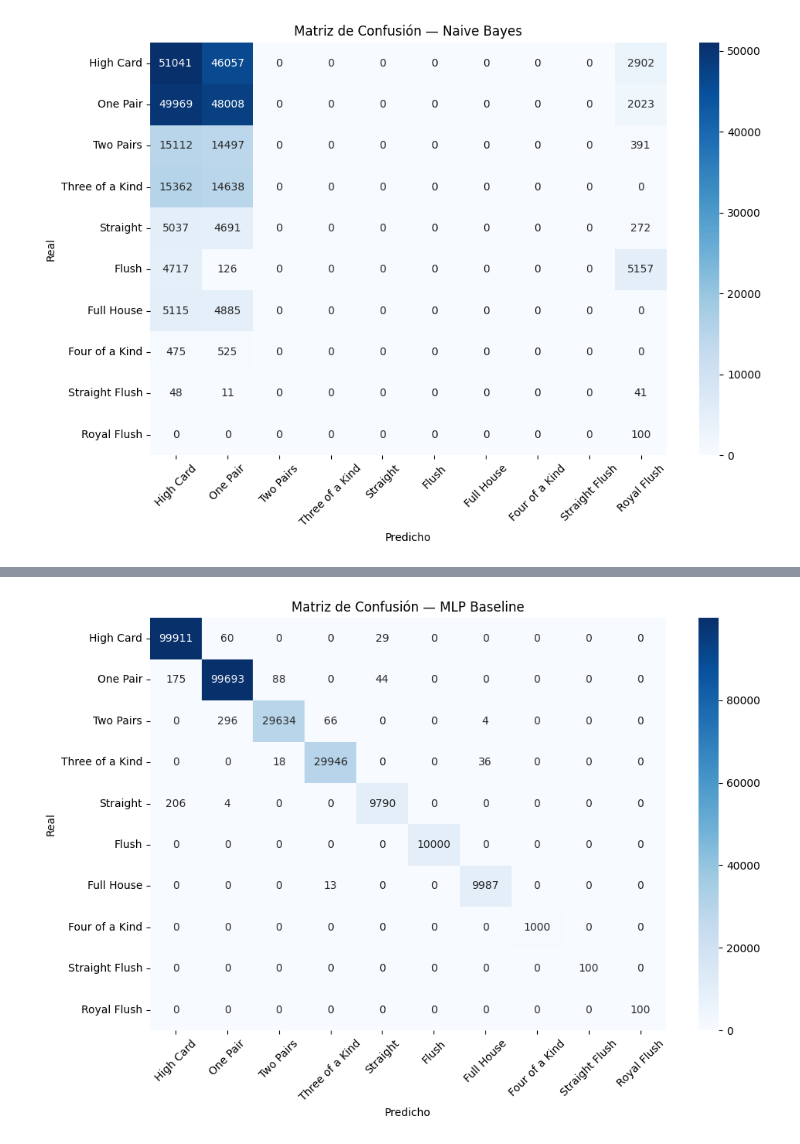
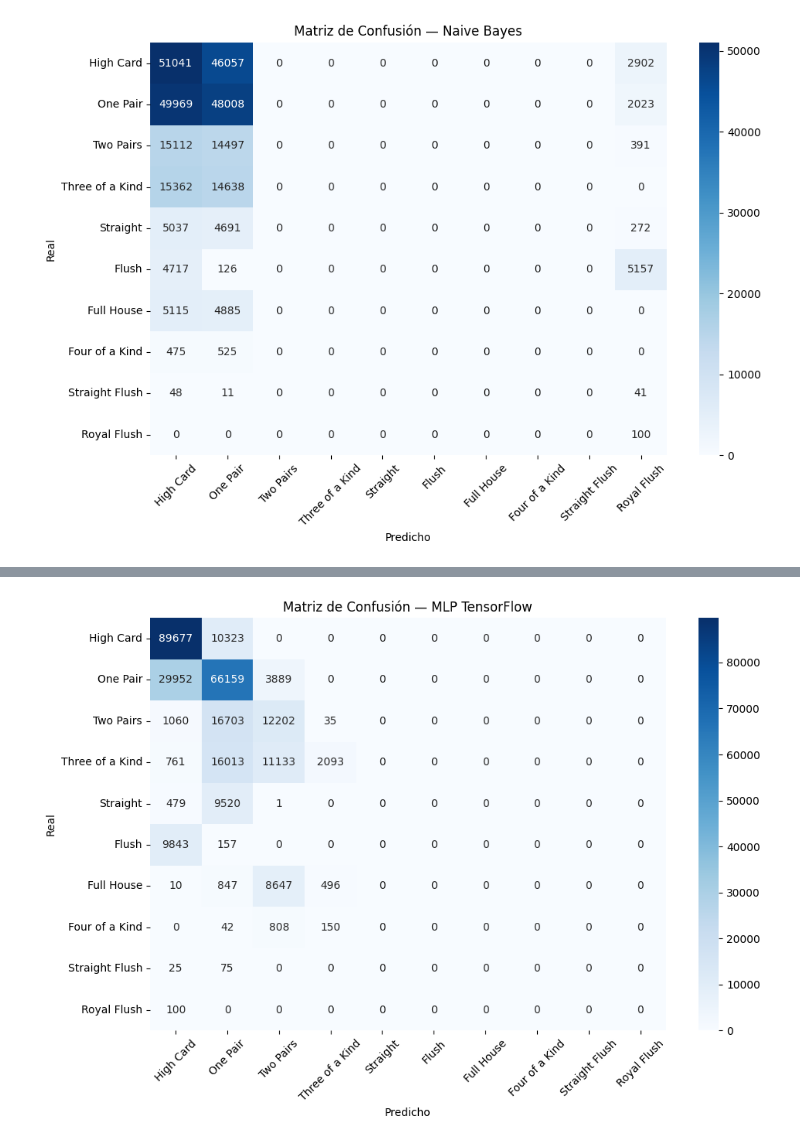
Before and after one commit to elunacado/AI_project, a Jupyter notebook: modelo/modelo.ipynb, the cells around one changed output, grey strips where cells are left out. Drawn from its saved outputs; the diff is of its cells as text; code cells hidden in the pictures.

```diff
--- a/modelo/modelo.ipynb
+++ b/modelo/modelo.ipynb
@@ -56,43 +56,93 @@ F1       : 0.0843
 Instancias procesadas: 291200
 [figure]
 # %%
-from sklearn.neural_network import MLPClassifier
+from tensorflow import keras
 
-# 1. Cargar
+# Se lee el dataset preprocesado
 df = pd.read_csv('../preprocesamiento/preprocessed_trainning.data', header=None)
-x = df.iloc[:, :-1]
-y = df.iloc[:, -1]
 
-# 2. MLP — configuración simple para baseline
-modelo_mlp = MLPClassifier(
-    hidden_layer_sizes=(64, 32),  # 2 capas ocultas
-    activation='relu',
-    max_iter=100,                  # épocas
-    random_state=42,
-    verbose=True                  # muestra loss por época
+# Todas las columnas excepto la última
+# Última columna
+x = df.iloc[:, :-1].values
+y = df.iloc[:, -1].values
+
+# Número de clases distintas
+# Número de características (features) por muestra
+n_clases = len(np.unique(y))
+n_features = x.shape[1]
+
+
+modelo_tf = keras.Sequential([
+    # Capa de entrada: recibe vectores de tamaño n_features
+    keras.layers.Input(shape=(n_features,)),
+    # Primera capa oculta con 64 neuronas y activación ReLU
+    keras.layers.Dense(64, activation='relu'),
+    # Segunda capa oculta con 32 neuronas y activación ReLU
+    keras.layers.Dense(32, activation='relu'),
+    # Capa de salida:
+    # n_clases neuronas (una por clase)
+    # softmax convierte las salidas en probabilidades
+    keras.layers.Dense(n_clases, activation='softmax')
+])
+
+# Compilación del modelo:
+modelo_tf.compile(
+    optimizer='adam',  # algoritmo de optimización
+    loss='sparse_categorical_crossentropy',
+    # Se usa porque y NO está en one-hot, sino como etiquetas enteras
+    metrics=['accuracy']  # métrica de evaluación
 )
-modelo_mlp.fit(x, y)
-y_pred_mlp = modelo_mlp.predict(x)
 
-# 3. Métricas
-print(f"Accuracy : {accuracy_score(y, y_pred_mlp):.4f}")
-print(f"Recall   : {recall_score(y, y_pred_mlp, average='macro', zero_division=0):.4f}")
-print(f"F1       : {f1_score(y, y_pred_mlp, average='macro', zero_division=0):.4f}")
+# Muestra un resumen del modelo (capas, parámetros, etc.)
+modelo_tf.summary()
 
-# 4. Matriz de confusión
-cm_mlp = confusion_matrix(y, y_pred_mlp)
 
+history = modelo_tf.fit(
+    x, y,
+    epochs=50,          # número de iteraciones completas sobre el dataset
+    batch_size=32,      # tamaño de lote
+    validation_split=0.2,  # 20% de los datos se usan para validación
+    verbose=1           # muestra progreso en consola
+)
+
+# Predicciones del modelo (probabilidades por clase)
+y_pred_tf = np.argmax(modelo_tf.predict(x), axis=1)
+
+# Se usa argmax para convertir probabilidades en la clase con mayor valor
+
+
+# Accuracy: proporción de aciertos
+print(f"Accuracy : {accuracy_score(y, y_pred_tf):.4f}")
+# Recall macro: promedio del recall por clase (útil en datasets desbalanceados)
+print(f"Recall   : {recall_score(y, y_pred_tf, average='macro', zero_division=0):.4f}")
+# F1-score macro: balance entre precisión y recall por clase
+print(f"F1       : {f1_score(y, y_pred_tf, average='macro', zero_division=0):.4f}")
+
+
+# Calcula la matriz de confusión
+cm_tf = confusion_matrix(y, y_pred_tf)
+
+# Se grafica con seaborn
 plt.figure(figsize=(10, 7))
 sns.heatmap(
-    cm_mlp, annot=True, fmt='d', cmap='Blues',
+    cm_tf,
+    annot=True,        # muestra números dentro de cada celda
+    fmt='d',           # formato entero
+    cmap='Blues',      # esquema de colores
     xticklabels=nombres_ordenados,
     yticklabels=nombres_ordenados,
 )
-plt.title("Matriz de Confusión — MLP Baseline")
+
+# Etiquetas del gráfico
+plt.title("Matriz de Confusión — MLP TensorFlow")
 plt.xlabel("Predicho")
 plt.ylabel("Real")
+
+# Ajustes visuales
 plt.tick_params(axis='x', rotation=45)
 plt.tick_params(axis='y', rotation=0)
 plt.tight_layout()
+
+# Mostrar gráfico
 plt.show()
 # %% [output]
@@ -119 +179 @@ F1       : 0.9967
-[figure, old version]
+[figure, new version]
```
Also changed, not shown: parts of 1 cell of this notebook, 2 other files.
